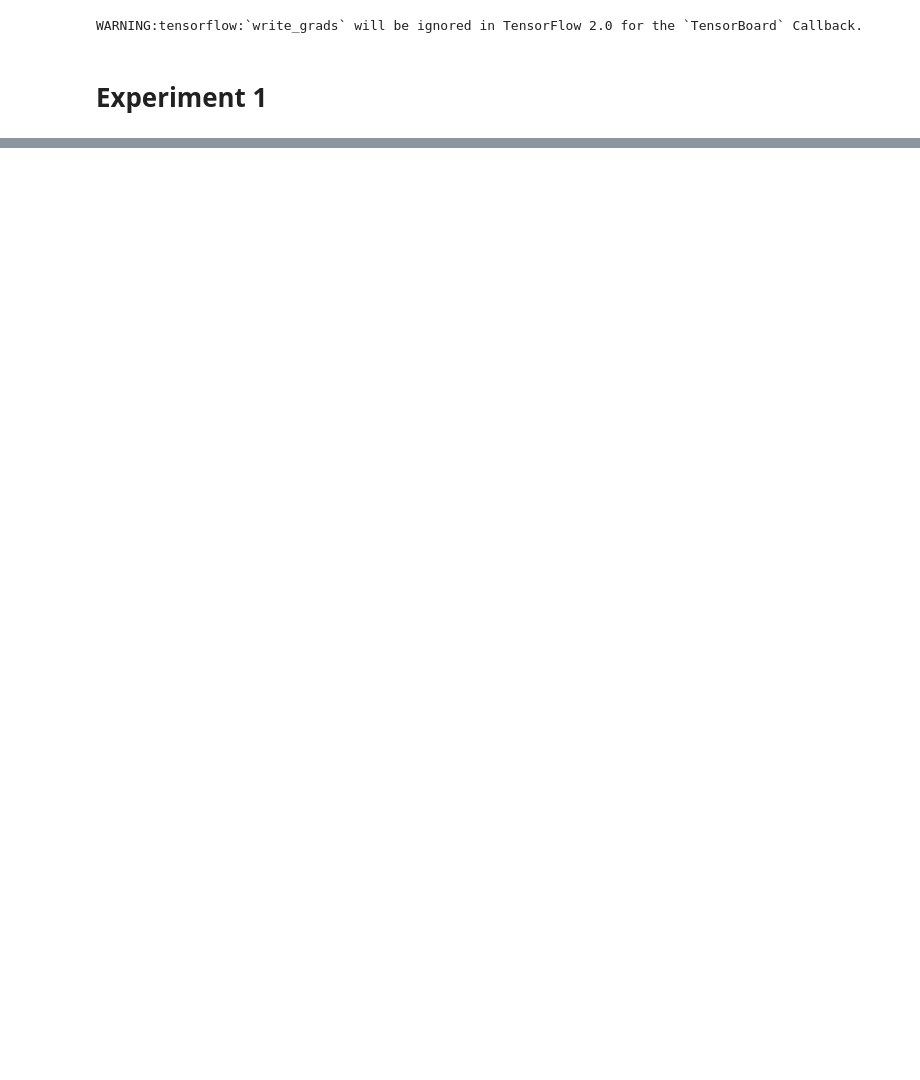
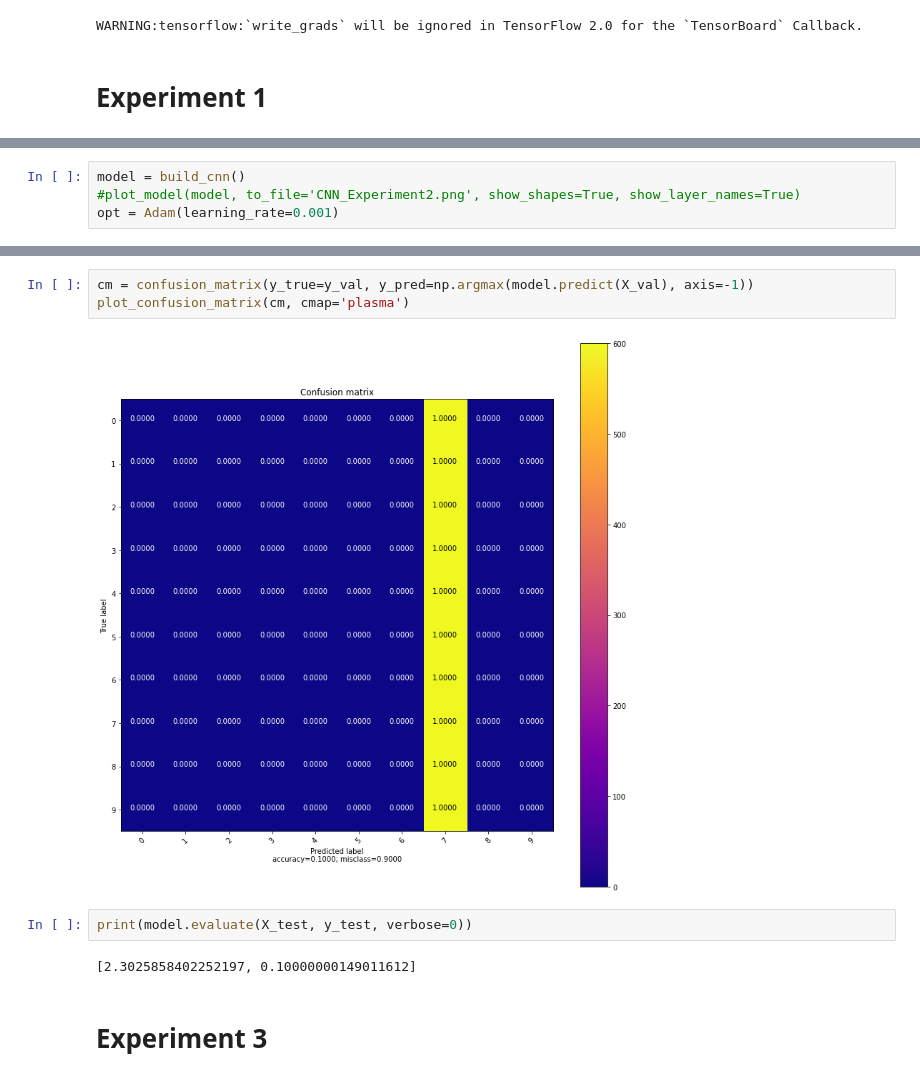
Before and after one commit to carlilord/Machine-Learning-Classifier-Evaluation-of-AudioMNIST-Data-Set, a Jupyter notebook: Spectrogram/CNN/CNN.ipynb, the cells around one changed output, grey strips where cells are left out. Cells and saved outputs as stored; diff of their text form; blank space fills up the shorter version.

Commit message:
added cnn and adapted other experiments

```diff
--- a/Spectrogram/CNN/CNN.ipynb
+++ b/Spectrogram/CNN/CNN.ipynb
@@ -153 +214,5 @@ print(model.evaluate(X_test, y_test, verbose=0))
+# %%
+model = build_cnn()
+#plot_model(model, to_file='CNN_Experiment2.png', show_shapes=True, show_layer_names=True)
+opt = Adam(learning_rate=0.001)
 # %%
@@ -188,0 +247,11 @@ Epoch 27/100
+# %%
+cm = confusion_matrix(y_true=y_val, y_pred=np.argmax(model.predict(X_val), axis=-1))
+plot_confusion_matrix(cm, cmap='plasma')
+# %% [output]
+[figure, added]
+# %%
+print(model.evaluate(X_test, y_test, verbose=0))
+# %% [output]
+[2.3025858402252197, 0.10000000149011612]
+# %% [markdown]
+# Experiment 3
```
Also changed, not shown: parts of 28 cells of this notebook, 33 other files.
